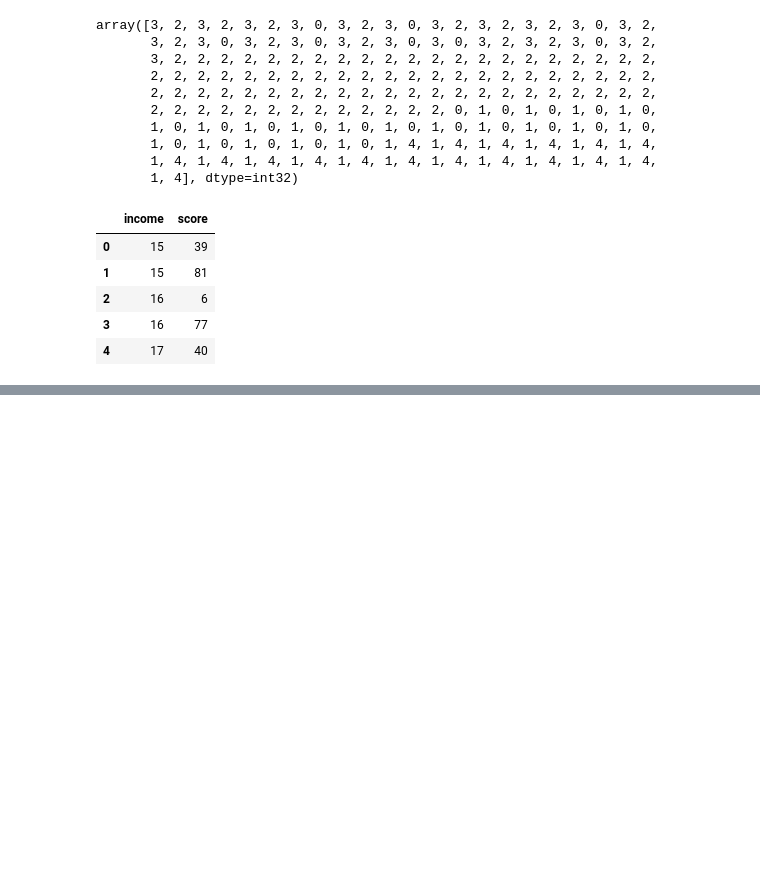
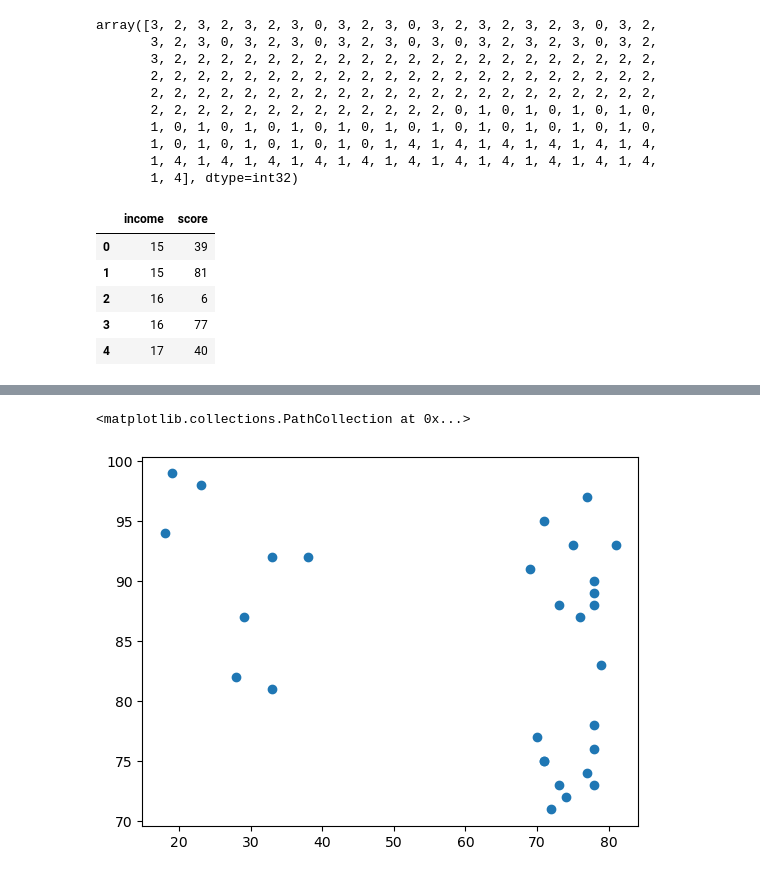
Before and after one commit to Bhanuka10/model-Training-Learning, a Jupyter notebook: K-mean clustering/Untitled.ipynb, the cells around one changed output, grey strips where cells are left out. Saved outputs shown, nothing was run; the diff lists cells and outputs as text; code cells hidden in the pictures; blank space fills up the shorter version.

Commit message:
draw the scatter plot

```diff
--- a/K-mean clustering/Untitled.ipynb
+++ b/K-mean clustering/Untitled.ipynb
@@ -112,0 +120,2 @@ data.head()
+# %%
+c1 = data[data['cluster']==0]
@@ -112,0 +136,5 @@ data.head()
+# %%
+plt.scatter(c1['income'],c1['score'])
+# %% [output]
+<matplotlib.collections.PathCollection at 0x...>
+[figure, added]
```
Also changed, not shown: parts of 4 cells of this notebook.
